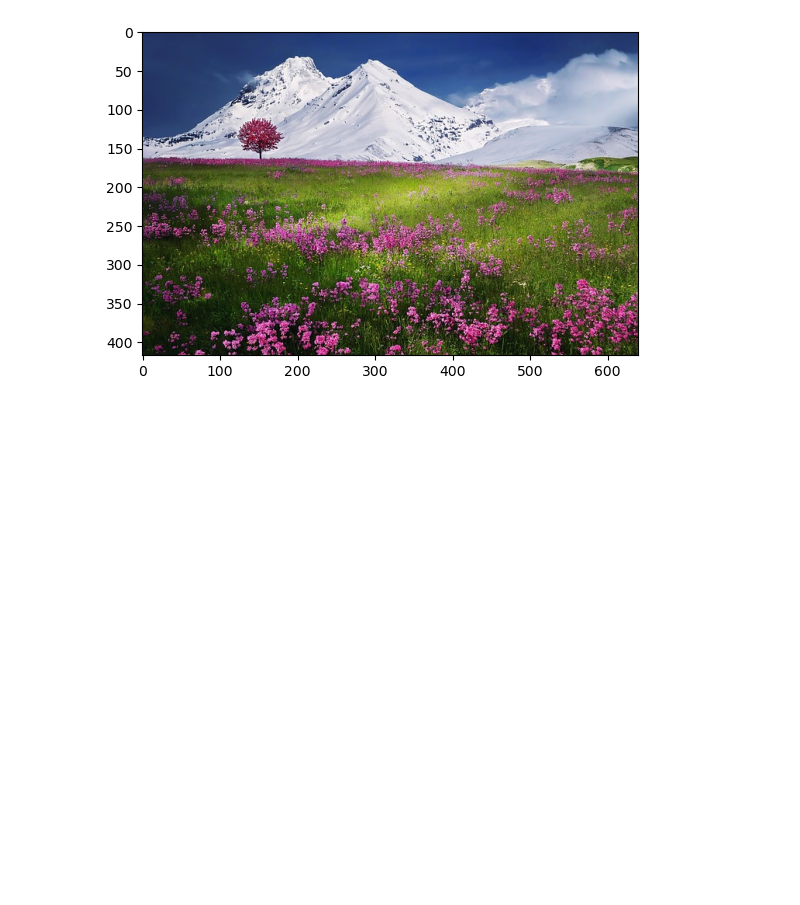
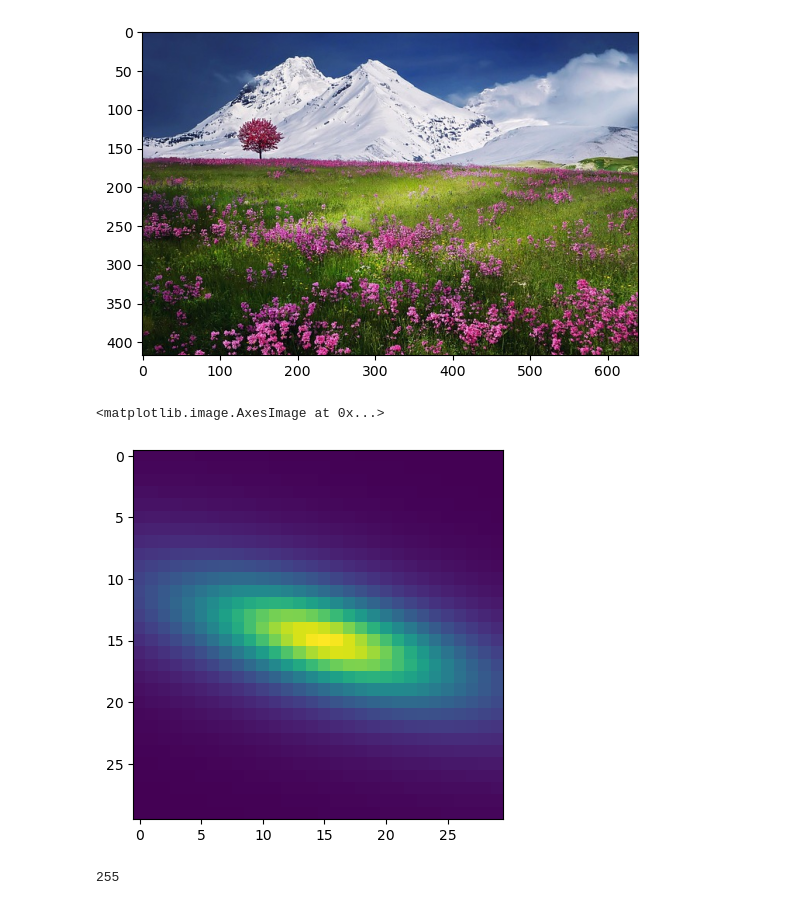
Before and after one commit to hlakams/dreamy-blur, a Jupyter notebook: camera_blurring.ipynb, the cells around one changed output. Drawn from its saved outputs; the diff is of its cells as text; code cells hidden in the pictures; blank space fills up the shorter version.

```diff
--- a/camera_blurring.ipynb
+++ b/camera_blurring.ipynb
@@ -76,8 +85,17 @@ plt.imshow(img)
 [figure]
 # %%
 # generating a "shaky" blurred kernel using Moffat PSF
-moffat_layer = moffat_blur(30, 30, 15, 15, 3, 14, 0, 3)
-moffat_layer_scaled = moffat_layer * 0.0175
+moffat_layer = moffat_blur(30, 30, 15, 15, 6, 14, 7, 2)
+moffat_layer_scaled = moffat_layer / np.amax(moffat_layer) * 0.00675
+
+plt.imshow(moffat_layer)
+# %% [output]
+<matplotlib.image.AxesImage at 0x...>
+[figure, added]
+# %%
+np.amax(base_1)
+# %% [output]
+255
 # %%
 # apply Moffat kernel to orinal image
 base_1 = conv_wrapper(img, img_x, img_y, img_z, moffat_layer_scaled)
```
Also changed, not shown: parts of 12 cells of this notebook, 3 other files.
